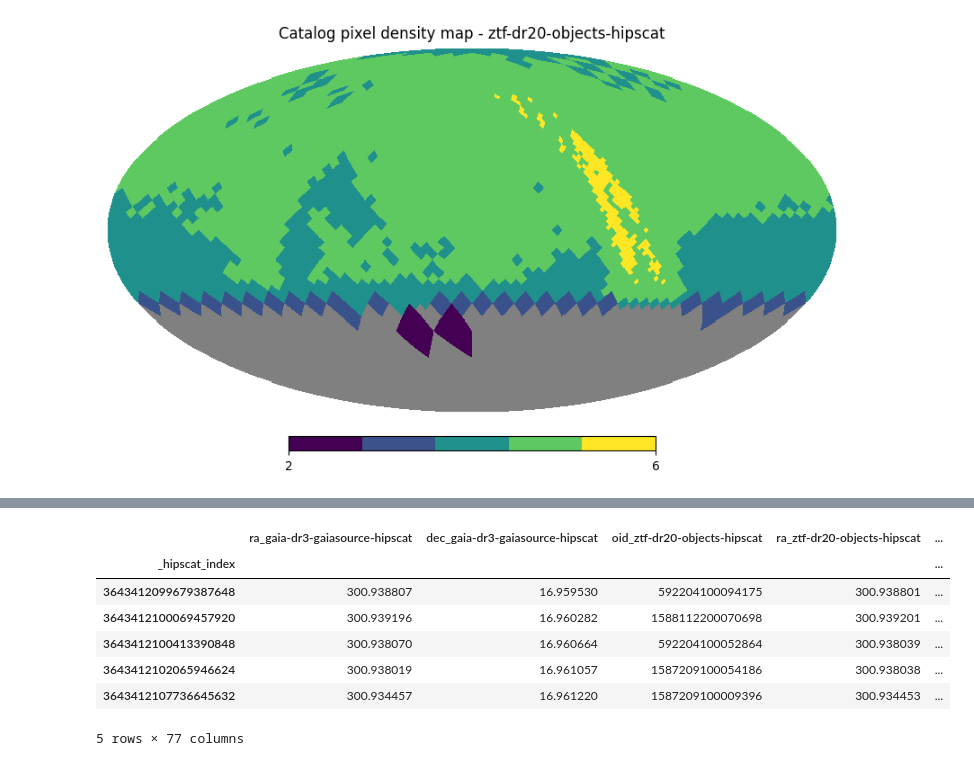
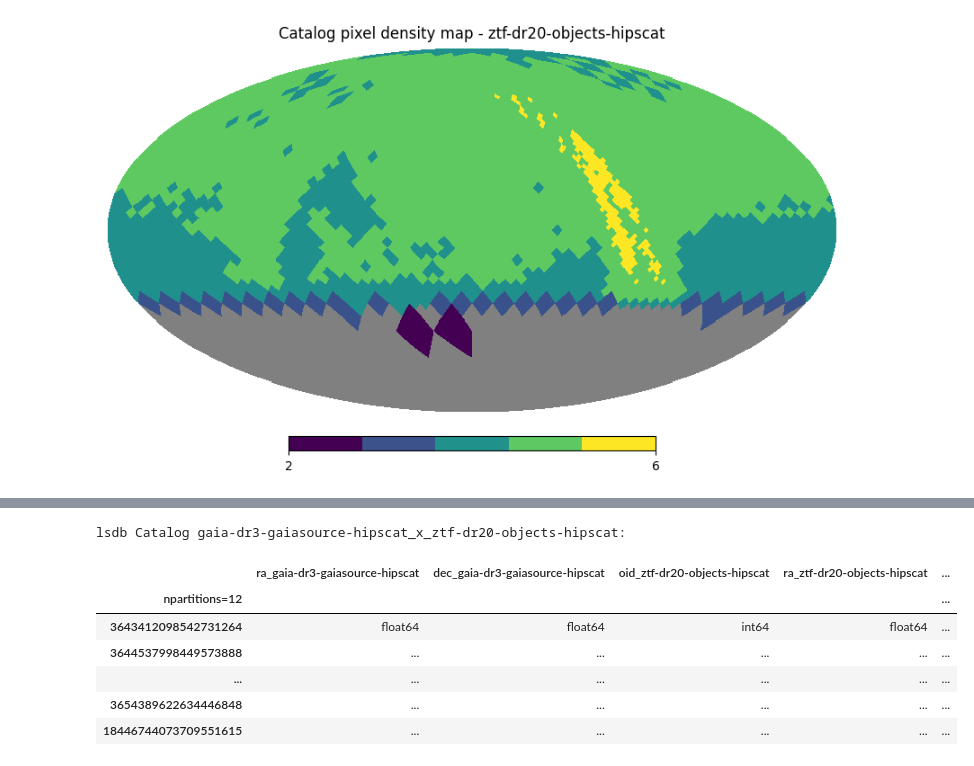
Before and after one commit to lincc-frameworks/IVOA_2024_demo, a Jupyter notebook: IVOA_demo.ipynb, the cells around one changed output, grey strips where cells are left out. Drawn from its saved outputs; the diff is of its cells as text; code cells hidden in the pictures.

Commit message:
xmatch break

```diff
--- a/IVOA_demo.ipynb
+++ b/IVOA_demo.ipynb
@@ -68,7 +59,7 @@ plot_pixels(ztf.hc_structure)
 # %%
 %%time
 # Cross-match Gaia and ZTF
-xmatch_object = gaia_lite.crossmatch(ztf, require_right_margin = False)
-
-xmatch_object.head(5)
+# Observe this is only lazy loaded
+xmatch_object = gaia_lite.crossmatch(ztf)
+xmatch_object
 # %% [output]
@@ -77,8 +68,8 @@ Wall time: 6.37 s
+lsdb Catalog gaia-dr3-gaiasource-hipscat_x_ztf-dr20-objects-hipscat:
 |  | ra_gaia-dr3-gaiasource-hipscat | dec_gaia-dr3-gaiasource-hipscat | oid_ztf-dr20-objects-hipscat | ra_ztf-dr20-objects-hipscat | ... |
-| _hipscat_index |  |  |  |  | ... |
-| 3643412099679387648 | 300.938807 | 16.959530 | 592204100094175 | 300.938801 | ... |
-| 3643412100069457920 | 300.939196 | 16.960282 | 1588112200070698 | 300.939201 | ... |
-| 3643412100413390848 | 300.938070 | 16.960664 | 592204100052864 | 300.938039 | ... |
-| 3643412102065946624 | 300.938019 | 16.961057 | 1587209100054186 | 300.938038 | ... |
-| 3643412107736645632 | 300.934457 | 16.961220 | 1587209100009396 | 300.934453 | ... |
+| npartitions=12 |  |  |  |  | ... |
+| 3643412098542731264 | float64 | float64 | int64 | float64 | ... |
+| 3644537998449573888 | ... | ... | ... | ... | ... |
+| ... | ... | ... | ... | ... | ... |
+| 3654389622634446848 | ... | ... | ... | ... | ... |
+| 18446744073709551615 | ... | ... | ... | ... | ... |
-5 rows × 77 columns
```
Also changed, not shown: parts of 18 cells of this notebook.
